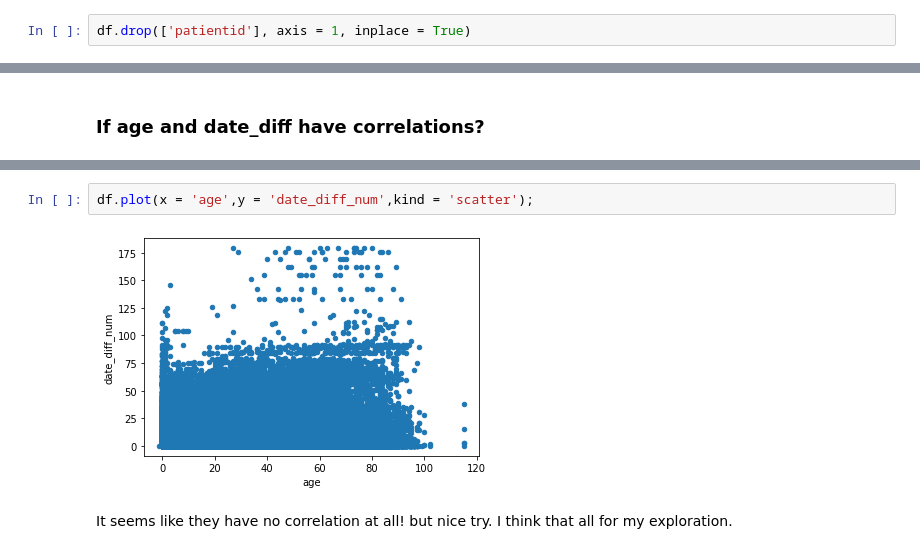
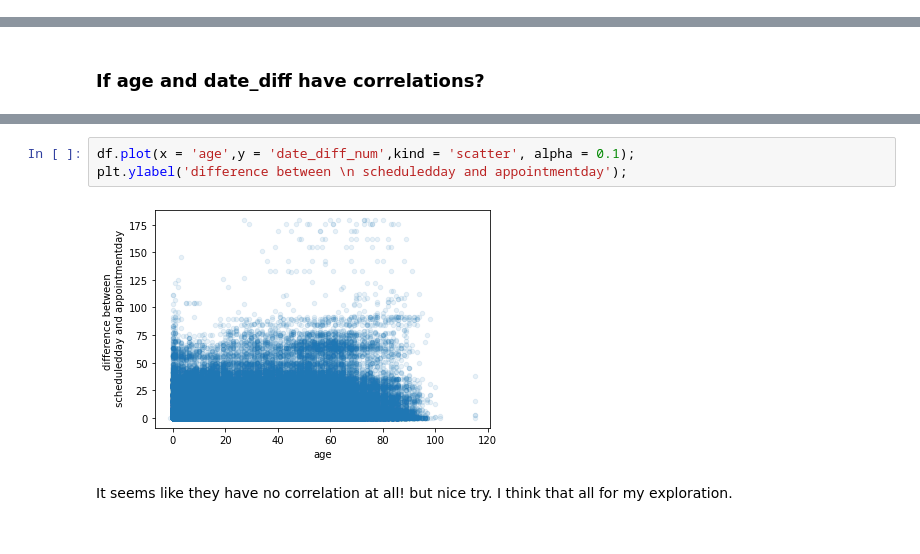
Before and after one commit to wendydoog/Data-Analyst-Nanodegree-Project, a Jupyter notebook: investigate-a-dataset.ipynb, the cells around one changed output, grey strips where cells are left out. Cells and saved outputs as stored; diff of their text form.

```diff
--- a/investigate-a-dataset.ipynb
+++ b/investigate-a-dataset.ipynb
@@ -88,5 +91,3 @@ Data columns (total 14 columns):
 dtypes: float64(1), int64(8), object(5)
 memory usage: 11.8+ MB
 110527
-# %%
-df.drop(['patientid'], axis = 1, inplace = True)
@@ -302,7 +318,8 @@ df.head()
 # %%
-df.plot(x = 'age',y = 'date_diff_num',kind = 'scatter');
+df.plot(x = 'age',y = 'date_diff_num',kind = 'scatter', alpha = 0.1);
+plt.ylabel('difference between \n scheduledday and appointmentday');
 # %% [output]
-[figure, old version]
+[figure, new version]
 # %% [markdown]
 It seems like they have no correlation at all! but nice try. I think that all for my exploration.
 # %% [markdown]
```
Also changed, not shown: parts of 44 cells of this notebook.
